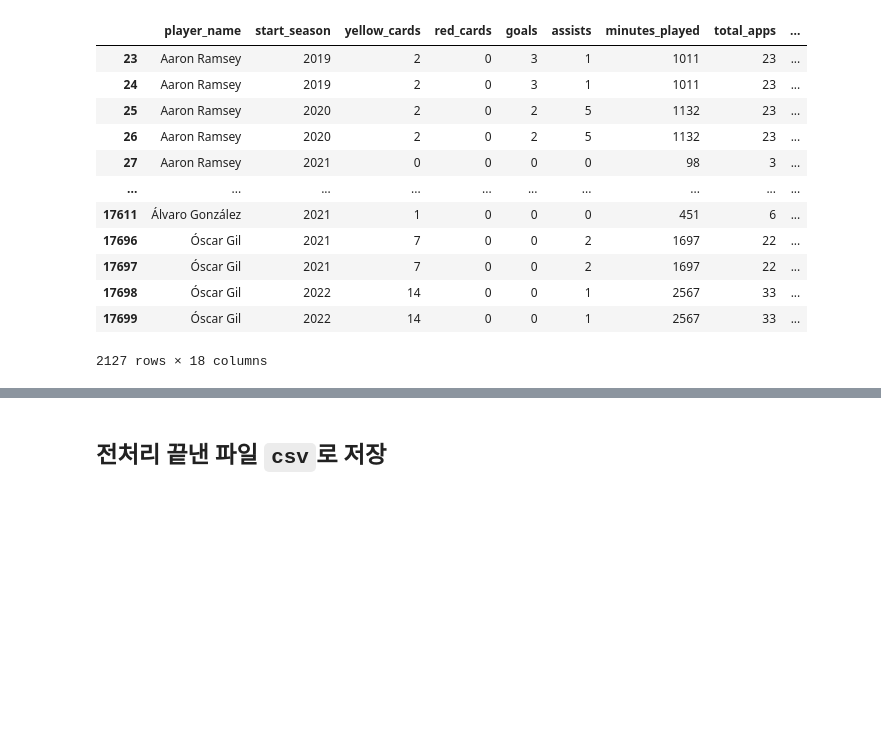
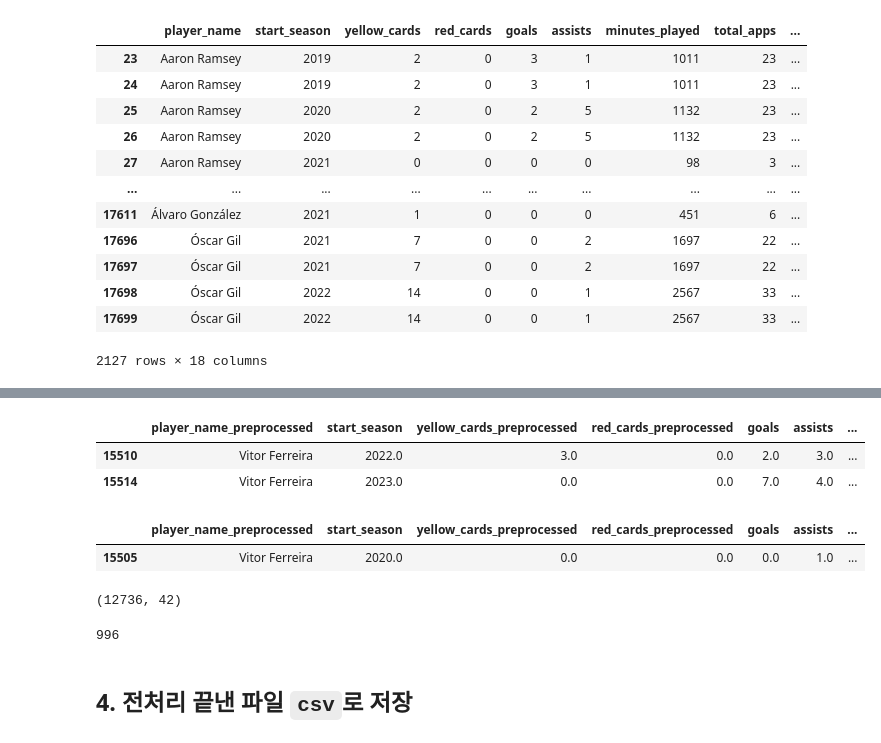
Before and after one commit to benidjor/player-value-prediction-from-transfermarkt, a Jupyter notebook: preprocessing.ipynb, the cells around one changed output, grey strips where cells are left out. Drawn from its saved outputs; the diff is of its cells as text; code cells hidden in the pictures; blank space fills up the shorter version.

```diff
--- a/preprocessing.ipynb
+++ b/preprocessing.ipynb
@@ -795,0 +788,3 @@ df_dropped
+# %%
+vitinha_idx = df_dropped[(df_dropped["player_name"]=="Vitinha") & (df_dropped["current_club_name"]=="Paris Saint-Germain")].index
+df_dropped.loc[vitinha_idx, "player_name"] ="Vitor Ferreira"
@@ -795,0 +806,30 @@ df_dropped
+# %%
+# portugal league는 understat에서 데이터를 제공하지 않기 때문에 삭제
+df_dropped = df_dropped[df_dropped["competition_code"]!="liga-portugal-bwin"]
+df_dropped_copy = df_dropped.copy()
+# %%
+bundes_files = {2019: 'data/understat/bundesliga_2019_whole_season_data.csv',
+                2020: 'data/understat/bundesliga_2020_whole_season_data.csv',
+                2021: 'data/understat/bundesliga_2021_whole_season_data.csv',
+                2022: 'data/understat/bundesliga_2022_whole_season_data.csv',
+                2023: 'data/understat/bundesliga_2023_whole_season_data.csv'}
+epl_files = {2019: 'data/understat/epl_2019_whole_season_data.csv',
+             2020: 'data/understat/epl_2020_whole_season_data.csv',
+             2021: 'data/understat/epl_2021_whole_season_data.csv',
+             2022: 'data/understat/epl_2022_whole_season_data.csv',
+             2023: 'data/understat/epl_2023_whole_season_data.csv'}
+laliga_files = {2019: 'data/understat/la_liga_2019_whole_season_data.csv',
+                2020: 'data/understat/la_liga_2020_whole_season_data.csv',
+                2021: 'data/understat/la_liga_2021_whole_season_data.csv',
+                2022: 'data/understat/la_liga_2022_whole_season_data.csv',
+                2023: 'data/understat/la_liga_2023_whole_season_data.csv'}
+ligue1_files = {2019: 'data/understat/ligue_1_2019_whole_season_data.csv',
+                2020: 'data/understat/ligue_1_2020_whole_season_data.csv',
+                2021: 'data/understat/ligue_1_2021_whole_season_data.csv',
+                2022: 'data/understat/ligue_1_2022_whole_season_data.csv',
+                2023: 'data/understat/ligue_1_2023_whole_season_data.csv'}
+seriea_files = {2019: 'data/understat/serie_a_2019_whole_season_data.csv',
+                2020: 'data/understat/serie_a_2020_whole_season_data.csv',
+                2021: 'data/understat/serie_a_2021_whole_season_data.csv',
+                2022: 'data/understat/serie_a_2022_whole_season_data.csv',
+                2023: 'data/understat/serie_a_2023_whole_season_data.csv'}
@@ -795,0 +1034,18 @@ df_dropped
+# %%
+bundes_merged = merge_league_data(df_dropped_copy, 'bundesliga', bundes_files)
+seriea_merged = merge_league_data(df_dropped_copy, 'serie-a', seriea_files)
+epl_merged = merge_league_data(df_dropped_copy, 'premier-league', epl_files)
+laliga_merged = merge_league_data(df_dropped_copy, 'laliga', laliga_files)
+ligue1_merged = merge_league_data(df_dropped_copy, 'ligue-1', ligue1_files)
+# %%
+# Vitinha → Vitor Ferreira로 변경된 것 확인
+ligue1_merged[ligue1_merged["player_name_preprocessed"]=="Vitor Ferreira"]
+# %% [output]
+|  | player_name_preprocessed | start_season | yellow_cards_preprocessed | red_cards_preprocessed | goals | assists | ... |
+| 15510 | Vitor Ferreira | 2022.0 | 3.0 | 0.0 | 2.0 | 3.0 | ... |
+| 15514 | Vitor Ferreira | 2023.0 | 0.0 | 0.0 | 7.0 | 4.0 | ... |
+# %%
+epl_merged[epl_merged["player_name_preprocessed"]=="Vitor Ferreira"]
+# %% [output]
+|  | player_name_preprocessed | start_season | yellow_cards_preprocessed | red_cards_preprocessed | goals | assists | ... |
+| 15505 | Vitor Ferreira | 2020.0 | 0.0 | 0.0 | 0.0 | 1.0 | ... |
@@ -796,3 +1054,13 @@ df_dropped
+# %%
+df_merged_total.shape
+# %% [output]
+(12736, 42)
+# %%
+# 원본 데이터프레임에서 merge한 데이터프레임 row수 빼준다
+# 얼마나 줄었는지 확인
+df_dropped_copy.shape[0] - df_merged_total.shape[0]
+# %% [output]
+996
 # %% [markdown]
-## 전처리 끝낸 파일 `csv`로 저장
+## 4. 전처리 끝낸 파일 `csv`로 저장
 # %%
```
Also changed, not shown: parts of 34 cells of this notebook, 32 other files.
